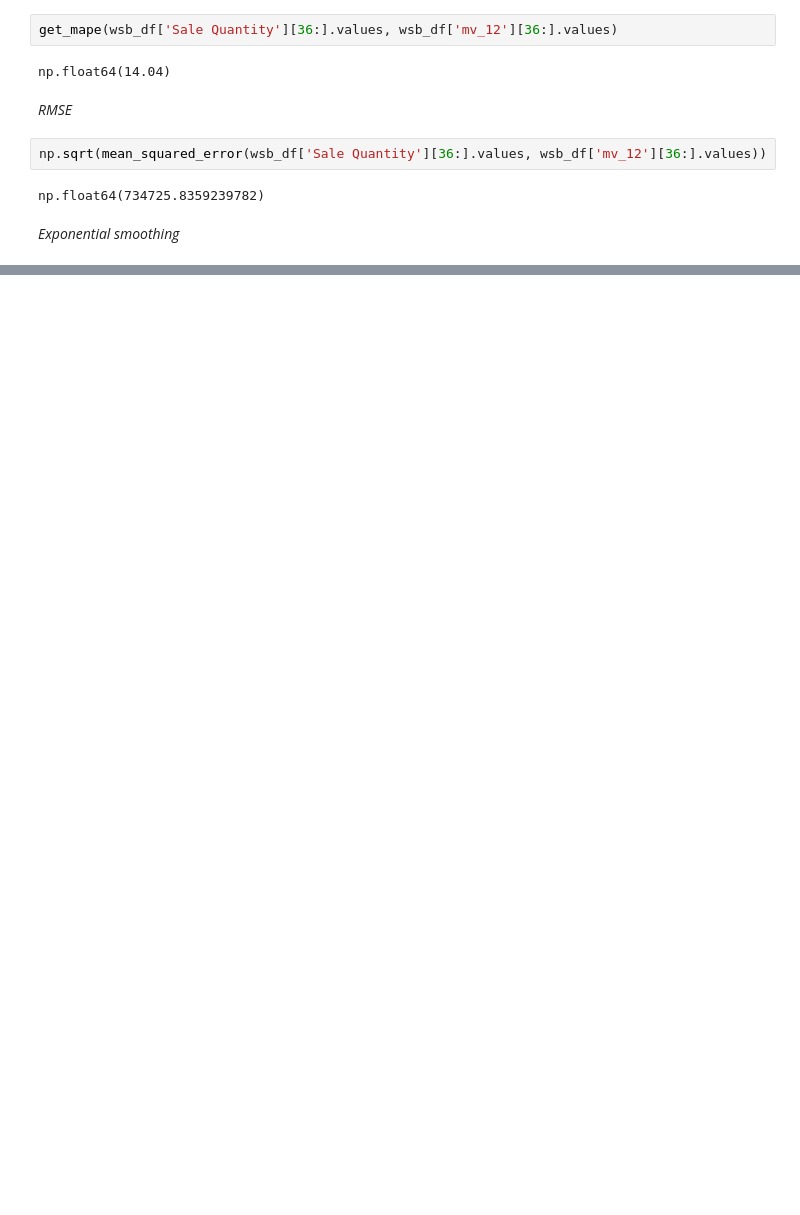
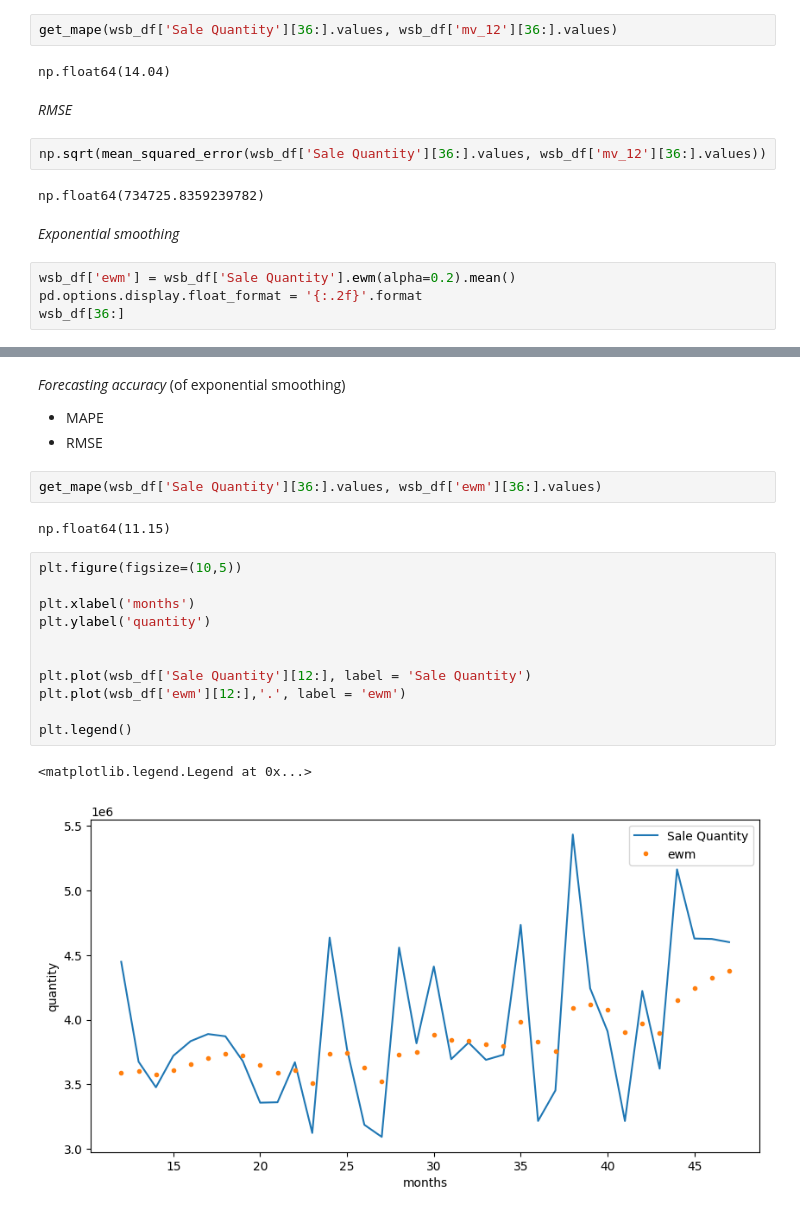
Before and after one commit to aparna-2001/machine_learning_using_python, a Jupyter notebook: forecasting.ipynb, the cells around one changed output, grey strips where cells are left out. Saved outputs shown, nothing was run; the diff lists cells and outputs as text; blank space fills up the shorter version.

```diff
--- a/forecasting.ipynb
+++ b/forecasting.ipynb
@@ -114,3 +117,7 @@ np.sqrt(mean_squared_error(wsb_df['Sale Quantity'][36:].values, wsb_df['mv_12'][
 np.float64(734725.8359239782)
 # %% [markdown]
 *Exponential smoothing*
+# %%
+wsb_df['ewm'] = wsb_df['Sale Quantity'].ewm(alpha=0.2).mean()
+pd.options.display.float_format = '{:.2f}'.format
+wsb_df[36:]
@@ -116,0 +138,23 @@ np.float64(734725.8359239782)
+# %% [markdown]
+*Forecasting accuracy* (of exponential smoothing)
+
+   * MAPE
+   * RMSE
+# %%
+get_mape(wsb_df['Sale Quantity'][36:].values, wsb_df['ewm'][36:].values)
+# %% [output]
+np.float64(11.15)
+# %%
+plt.figure(figsize=(10,5))
+
+plt.xlabel('months')
+plt.ylabel('quantity')
+
+
+plt.plot(wsb_df['Sale Quantity'][12:], label = 'Sale Quantity')
+plt.plot(wsb_df['ewm'][12:],'.', label = 'ewm')
+
+plt.legend()
+# %% [output]
+<matplotlib.legend.Legend at 0x...>
+[figure, added]
```
Also changed, not shown: parts of 11 cells of this notebook.
